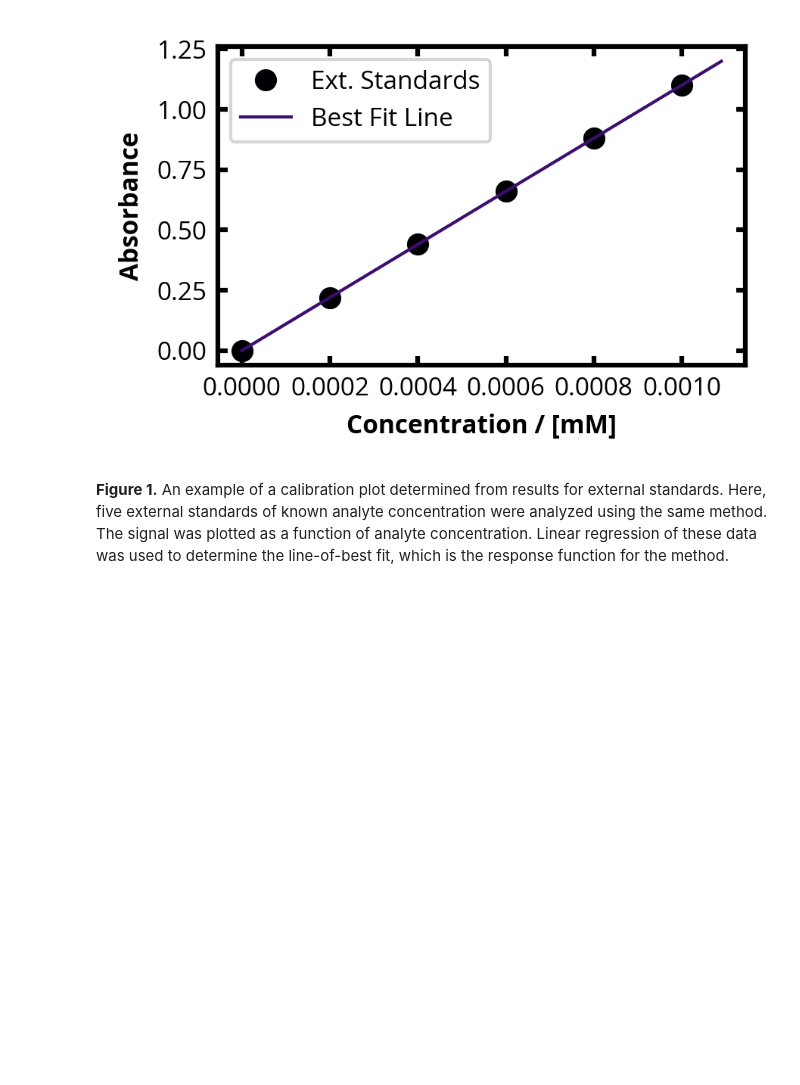
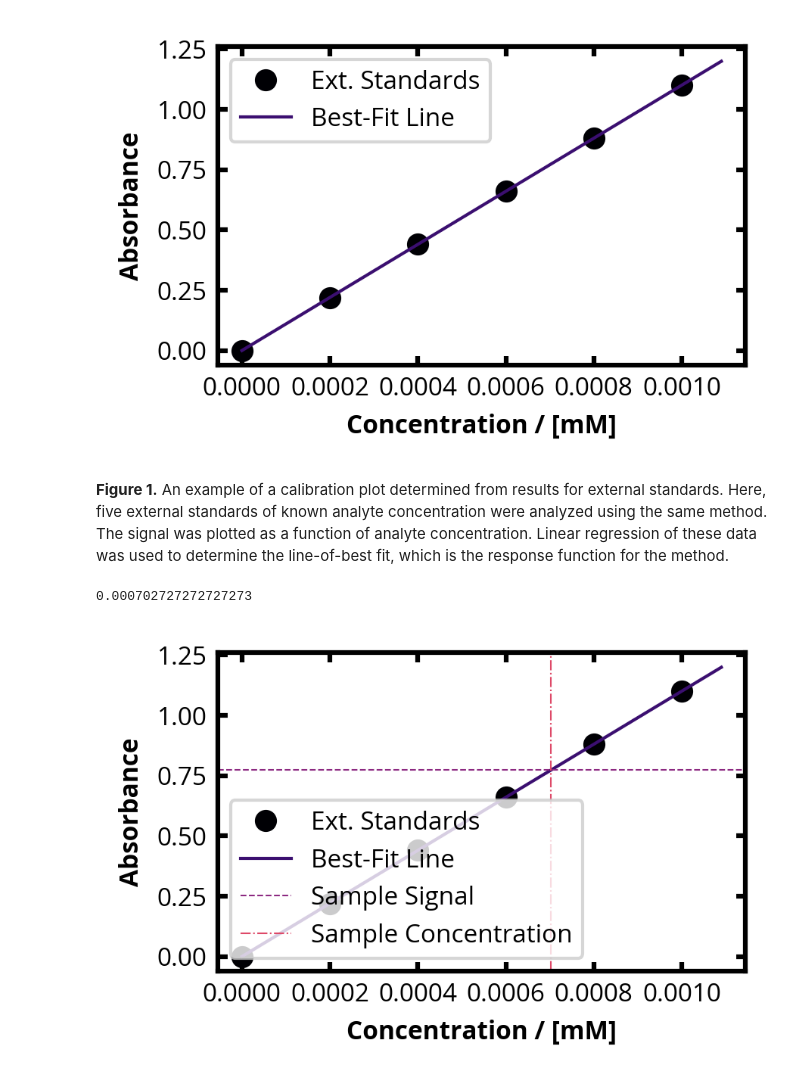
Before and after one commit to mfbush/instrumental-analysis, a Jupyter notebook: notebooks/quantitation.ipynb, the cells around one changed output. Drawn from its saved outputs; the diff is of its cells as text; code cells hidden in the pictures; blank space fills up the shorter version.

```diff
--- a/notebooks/quantitation.ipynb
+++ b/notebooks/quantitation.ipynb
@@ -83,11 +83,13 @@ fig, ax = plt.subplots(tight_layout=True)
 ax.plot(concentration,absorbance,c=colors[0],marker='o',ls='',label='Ext. Standards')
 
 coefficients = np.polynomial.polynomial.polyfit(concentration,absorbance,1)
-print('The slope is: ' + str(coefficients[1]) + ' M^-1')
-print('The intercept is: ' + str(coefficients[0]))
+slope = coefficients[1]
+intercept = coefficients[0]
+print('The slope is: ' + str(slope) + ' M^-1')
+print('The intercept is: ' + str(intercept))
 x = np.arange(0.0,0.0011,0.00001)
 y = np.polynomial.polynomial.polyval(x,coefficients)
-ax.plot(x,y,c=colors[1],marker='',ls='-',label='Best Fit Line')
+ax.plot(x,y,c=colors[1],marker='',ls='-',label='Best-Fit Line')
 
 ax.set_xlabel('Concentration / [mM]')
 ax.set_ylabel('Absorbance')
@@ -101,3 +103,22 @@ The intercept is: -4.079219866531555e-16
 [figure]
 # %% [markdown]
 **Figure 1.** An example of a calibration plot determined from results for external standards. Here, five external standards of known analyte concentration were analyzed using the same method. The signal was plotted as a function of analyte concentration. Linear regression of these data was used to determine the line-of-best fit, which is the response function for the method.
+# %%
+signal_sample = 0.773
+concentration_sample = (signal_sample-intercept)/slope
+print(concentration_sample)
+
+fig, ax = plt.subplots(tight_layout=True)
+ax.plot(concentration,absorbance,c=colors[0],marker='o',ls='',label='Ext. Standards')
+ax.plot(x,y,c=colors[1],marker='',ls='-',label='Best-Fit Line')
+ax.axhline(y=signal_sample, c=colors[2],ls='--',lw=0.5,marker=None, label='Sample Signal')
+ax.axvline(x=concentration_sample, c=colors[3],ls='-.',lw=0.5,marker=None, label='Sample Concentration')
+
+
+ax.set_xlabel('Concentration / [mM]')
+ax.set_ylabel('Absorbance')
+ax.legend(loc='lower left')
+plt.show()
+# %% [output]
+0.000702727272727273
+[figure, added]
```
Also changed, not shown: parts of 7 cells of this notebook.
